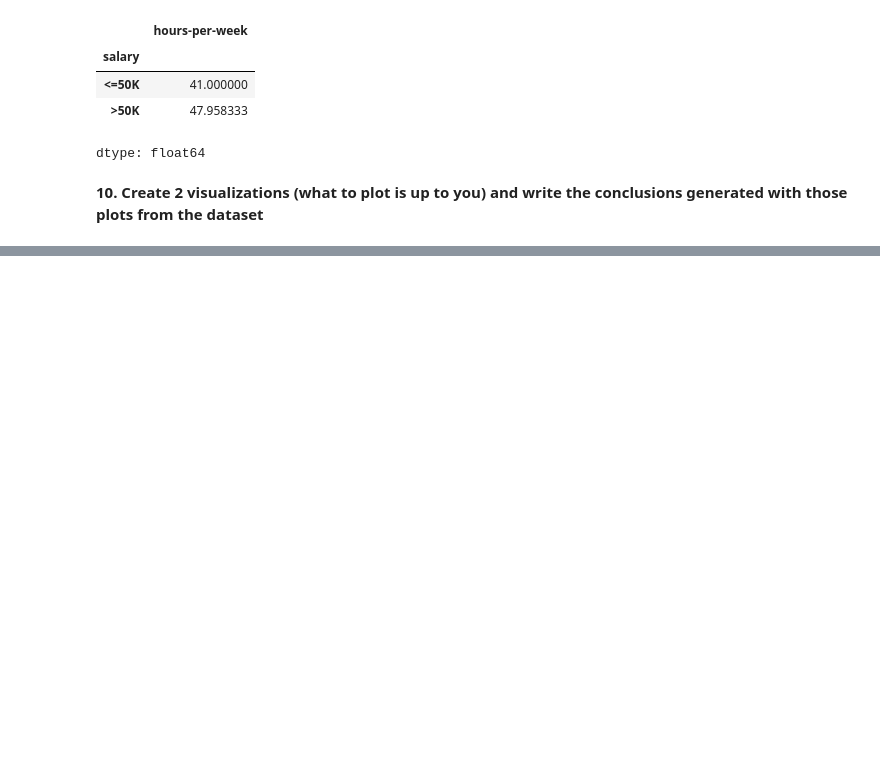
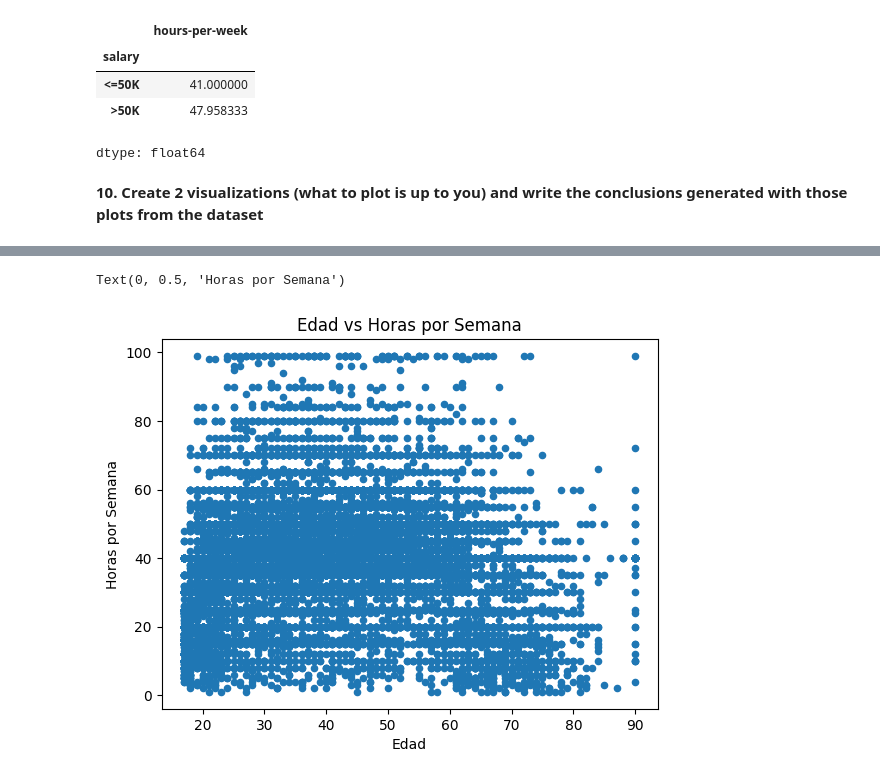
Before and after one commit to A01286211/M1-Act5-SZD, a Jupyter notebook: M1_Actividad_5_Programación_en_Python_Librerías_Numpy_Matplotlib_Pandas.ipynb, the cells around one changed output, grey strips where cells are left out. Saved outputs shown, nothing was run; the diff lists cells and outputs as text; code cells hidden in the pictures; blank space fills up the shorter version.

```diff
--- a/M1_Actividad_5_Programación_en_Python_Librerías_Numpy_Matplotlib_Pandas.ipynb
+++ b/M1_Actividad_5_Programación_en_Python_Librerías_Numpy_Matplotlib_Pandas.ipynb
@@ -539,0 +553,9 @@ print(conclusion)
+# %%
+
+dataA.plot.scatter(x = 'age', y = 'hours-per-week')
+plt.title('Edad vs Horas por Semana')
+plt.xlabel('Edad')
+plt.ylabel('Horas por Semana')
+# %% [output]
+Text(0, 0.5, 'Horas por Semana')
+[figure, added]
```
Also changed, not shown: parts of 33 cells of this notebook.
